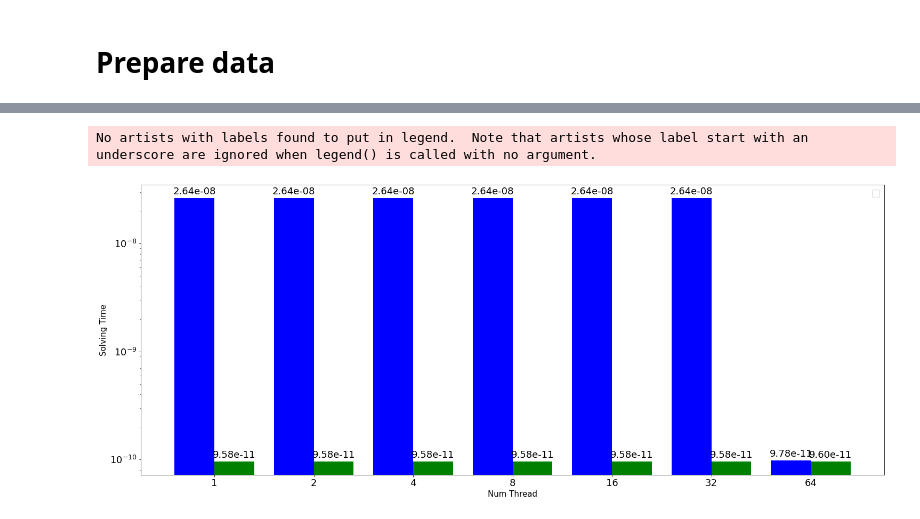
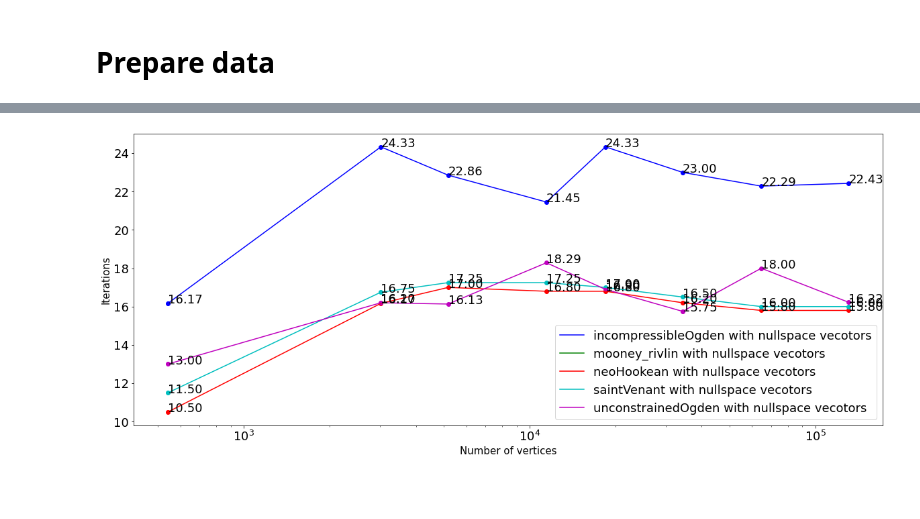
Before and after one commit to njsyw1997/PersonalScript, a Jupyter notebook: polyfem/stat/stat_nonlinear.ipynb, the cells around one changed output, grey strips where cells are left out. Saved outputs shown, nothing was run; the diff lists cells and outputs as text; code cells hidden in the pictures; blank space fills up the shorter version.

```diff
--- a/polyfem/stat/stat_nonlinear.ipynb
+++ b/polyfem/stat/stat_nonlinear.ipynb
@@ -123,10 +146,11 @@ def read_cpu_usage(file):
         if(l==0):
             return -1
         else:
-            usage=np.zeros(l,dtype=np.float64)
+            usage=[]
             for i, line in enumerate(lis):
-                usage[i]=float(line[-4])/100
-            return usage.max()
+                if len(line)>4:
+                    usage.append(float(line[-4])/100)
+            return np.amax(usage)
 # %% [markdown]
 # Prepare data
 # %%
@@ -474,19 +499,9 @@ No artists with labels found to put in legend.  Note that artists whose label st
-# %%
-%matplotlib inline
-solver_list=["AMGCL","Hypre","Eigen::CholmodSupernodalLLT","Eigen::PardisoLDLT"]
-cmap=['b','g','r','c','m','y','k','w']
-num_threads=np.sort(np.int64(result_df["Num Thread"].unique()))
-fig,ax=plt.subplots(figsize=(25,10)) # figure size
-plt.rcParams.update({'font.size': 18}) # font size
-ax.set_xlabel("Num Thread",fontsize=15) # x labels
-ax.set_ylabel("Solving Time",fontsize=15) # y labels
-plot("Hypre",1,"Error",ax,result_df,0,2)
-plot("Hypre",3,"Error",ax,result_df,1,2)
-plt.xticks(fontsize=18, rotation=0)
-plt.yticks(fontsize=18, rotation=0)
-ax.legend()
-ax.set_xticklabels([0,1,2,4,8,16,32,64])
-plt.yscale("log") # log scale
-# %% [output]
-No artists with labels found to put in legend.  Note that artists whose label start with an underscore are ignored when legend() is called with no argument.
-[figure, removed]
+# %%
+materials=["incompressibleOgden","mooney_rivlin","neoHookean","saintVenant","unconstrainedOgden"]
+fig,ax=plt.subplots(1,1,figsize=(20,8)) # figure size
+k=0
+for material in materials:
+    output_avg_iter(material,ax,k)
+    k=k+1
+# %% [output]
+[figure, added]
```
Also changed, not shown: parts of 22 cells of this notebook, 46 other files.
